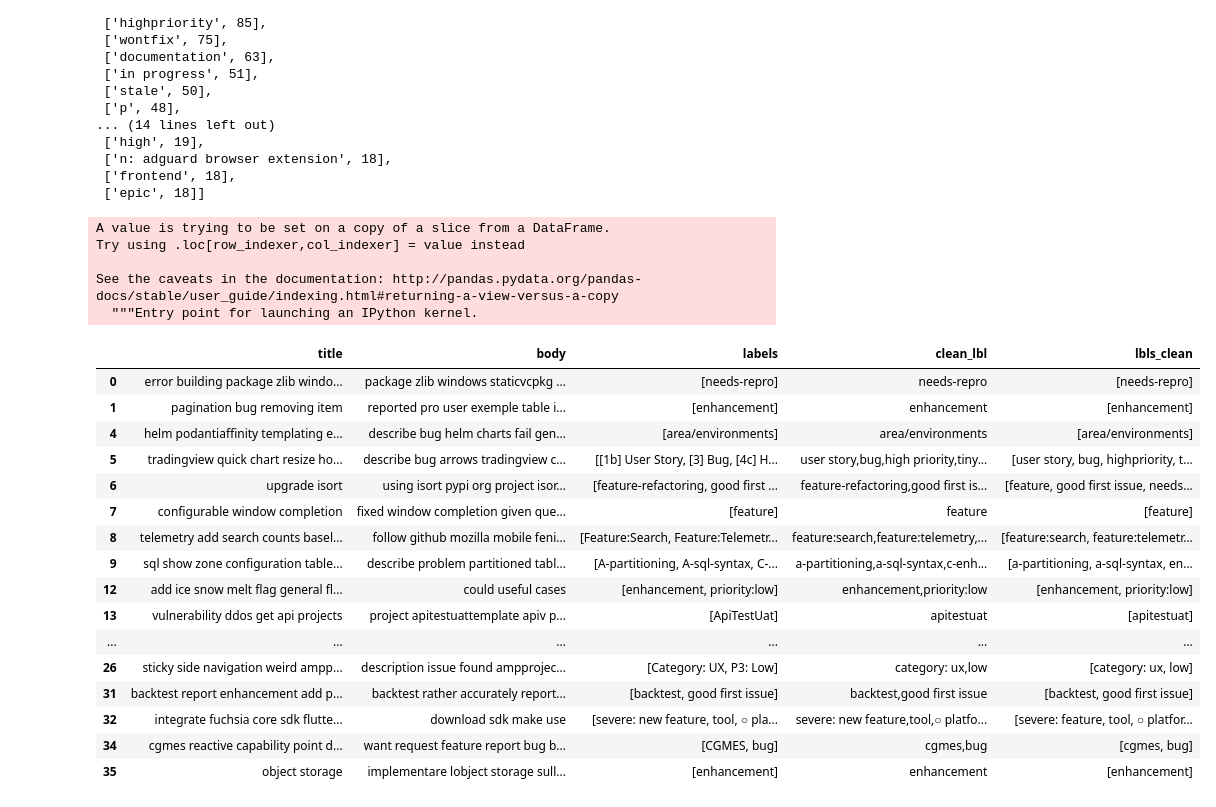
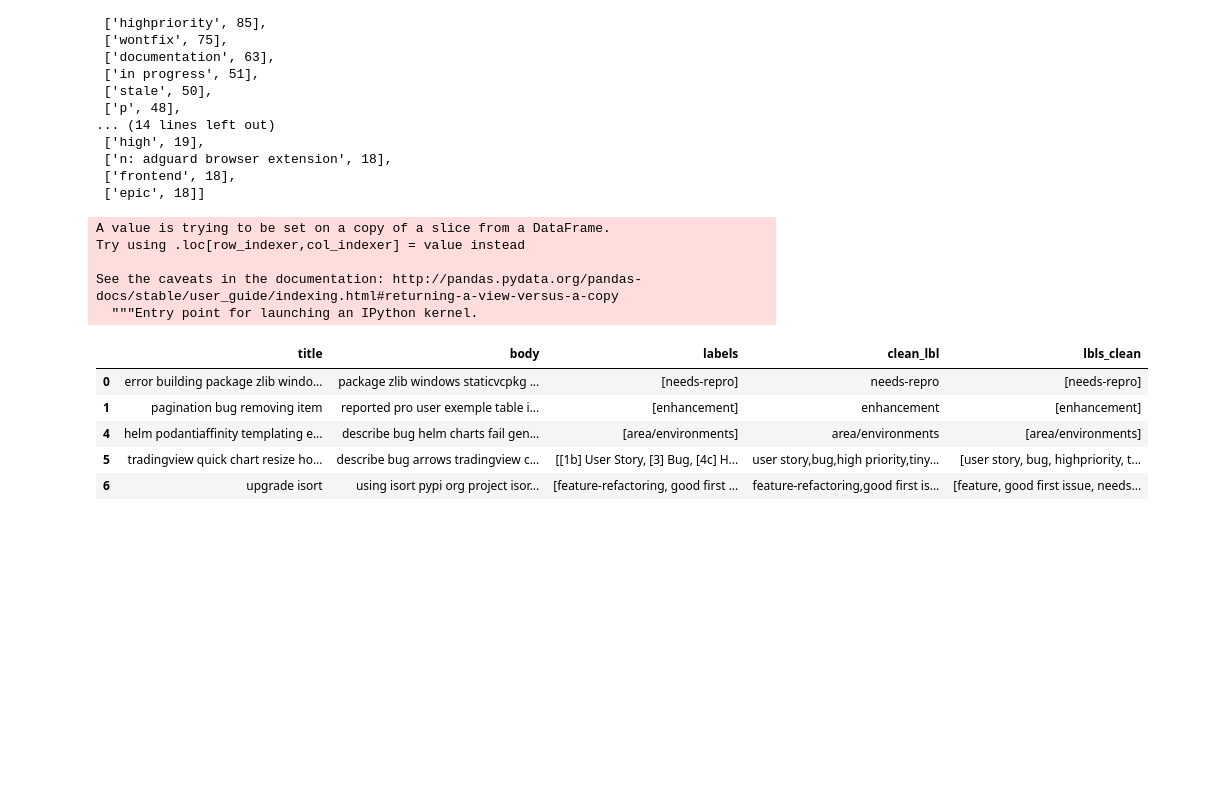
Before and after one commit to fyprjgroup3/FY_project, a Jupyter notebook: Labelizer_nbv2.ipynb, the cells around one changed output. Saved outputs shown, nothing was run; the diff lists cells and outputs as text; code cells hidden in the pictures; blank space fills up the shorter version.

```diff
--- a/Labelizer_nbv2.ipynb
+++ b/Labelizer_nbv2.ipynb
@@ -551,29 +522,18 @@ freq[:30]
 # %%
 #Counts have changed properly
 #Now adding cleaned labels to the dataset
 prc_dset['lbls_clean']=lbls_clean
-prc_dset.head(20)
+prc_dset.head()
 # %% [output]
 A value is trying to be set on a copy of a slice from a DataFrame.
 Try using .loc[row_indexer,col_indexer] = value instead
 
 See the caveats in the documentation: http://pandas.pydata.org/pandas-docs/stable/user_guide/indexing.html#returning-a-view-versus-a-copy
   """Entry point for launching an IPython kernel.
 |  | title | body | labels | clean_lbl | lbls_clean |
 | 0 | error building package zlib windo... | package zlib windows staticvcpkg ... | [needs-repro] | needs-repro | [needs-repro] |
 | 1 | pagination bug removing item | reported pro user exemple table i... | [enhancement] | enhancement | [enhancement] |
 | 4 | helm podantiaffinity templating e... | describe bug helm charts fail gen... | [area/environments] | area/environments | [area/environments] |
 | 5 | tradingview quick chart resize ho... | describe bug arrows tradingview c... | [[1b] User Story, [3] Bug, [4c] H... | user story,bug,high priority,tiny... | [user story, bug, highpriority, t... |
 | 6 | upgrade isort | using isort pypi org project isor... | [feature-refactoring, good first ... | feature-refactoring,good first is... | [feature, good first issue, needs... |
-| 7 | configurable window completion | fixed window completion given que... | [feature] | feature | [feature] |
-| 8 | telemetry add search counts basel... | follow github mozilla mobile feni... | [Feature:Search, Feature:Telemetr... | feature:search,feature:telemetry,... | [feature:search, feature:telemetr... |
-| 9 | sql show zone configuration table... | describe problem partitioned tabl... | [A-partitioning, A-sql-syntax, C-... | a-partitioning,a-sql-syntax,c-enh... | [a-partitioning, a-sql-syntax, en... |
-| 12 | add ice snow melt flag general fl... | could useful cases | [enhancement, priority:low] | enhancement,priority:low | [enhancement, priority:low] |
-| 13 | vulnerability ddos get api projects | project apitestuattemplate apiv p... | [ApiTestUat] | apitestuat | [apitestuat] |
-| ... | ... | ... | ... | ... | ... |
-| 26 | sticky side navigation weird ampp... | description issue found ampprojec... | [Category: UX, P3: Low] | category: ux,low | [category: ux, low] |
-| 31 | backtest report enhancement add p... | backtest rather accurately report... | [backtest, good first issue] | backtest,good first issue | [backtest, good first issue] |
-| 32 | integrate fuchsia core sdk flutte... | download sdk make use | [severe: new feature, tool, ○ pla... | severe: new feature,tool,○ platfo... | [severe: feature, tool, ○ platfor... |
-| 34 | cgmes reactive capability point d... | want request feature report bug b... | [CGMES, bug] | cgmes,bug | [cgmes, bug] |
-| 35 | object storage | implementare lobject storage sull... | [enhancement] | enhancement | [enhancement] |
 # %%
```
Also changed, not shown: parts of 18 cells of this notebook.
